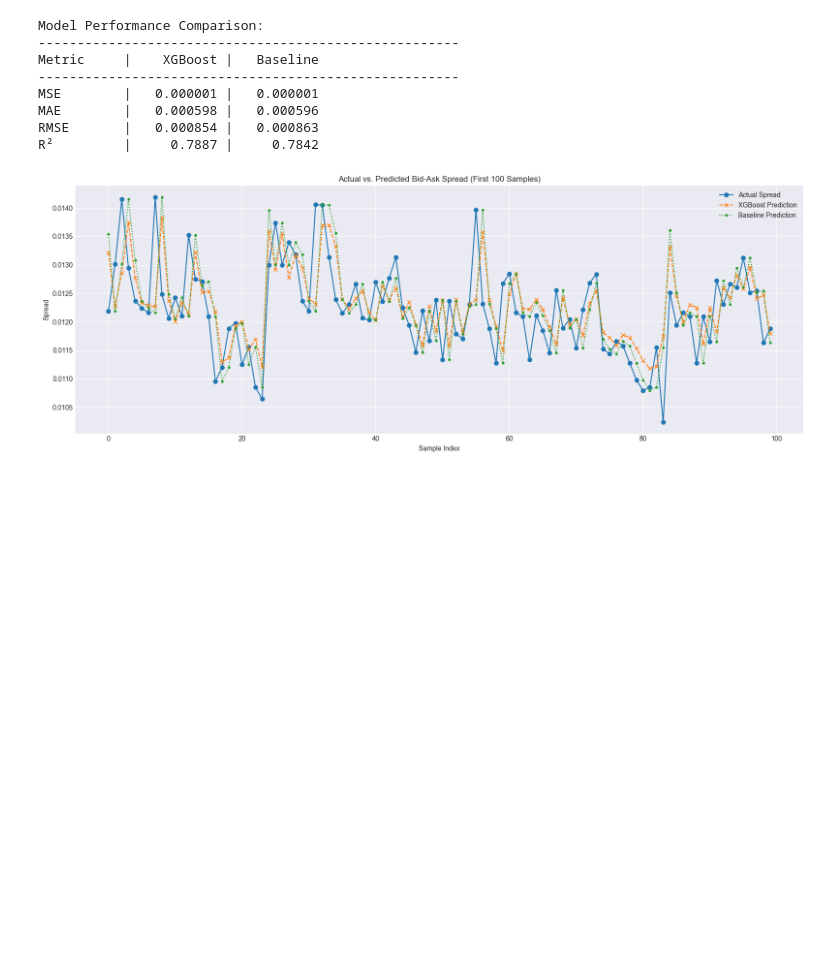
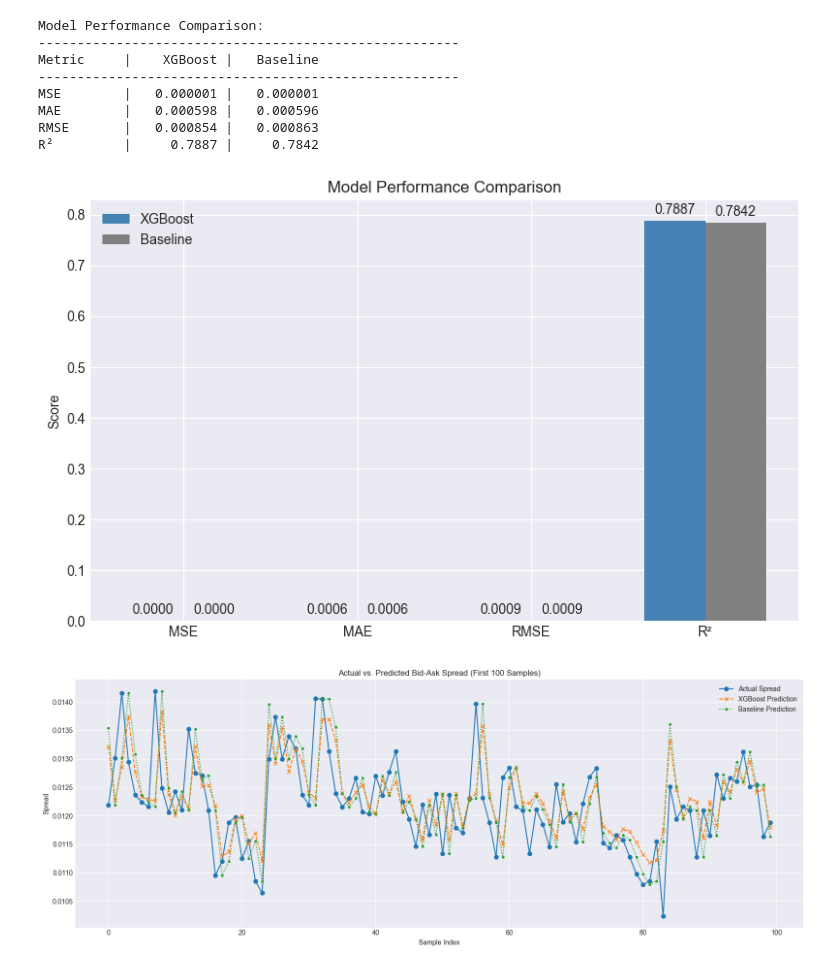
Before and after one commit to mofrui/volatility-analysis, a Jupyter notebook: research/BAS Prediction.ipynb, the cells around one changed output. Cells and saved outputs as stored; diff of their text form; code cells hidden in the pictures; blank space fills up the shorter version.

```diff
--- a/research/BAS Prediction.ipynb
+++ b/research/BAS Prediction.ipynb
@@ -647,6 +642,48 @@ MSE        |   0.000001 |   0.000001
 MAE        |   0.000598 |   0.000596
 RMSE       |   0.000854 |   0.000863
 R²         |     0.7887 |     0.7842
+# %%
+import matplotlib.pyplot as plt
+import numpy as np
+
+# Define metric names and corresponding values
+metrics = ['MSE', 'MAE', 'RMSE', 'R²']
+xgb_scores = [mse_xgb, mae_xgb, rmse_xgb, r2_xgb]
+baseline_scores = [mse_baseline, mae_baseline, rmse_baseline, r2_baseline]
+
+# Set up bar positions and width
+x = np.arange(len(metrics))
+width = 0.35
+
+# Create the plot
+fig, ax = plt.subplots(figsize=(8, 5))
+rects1 = ax.bar(x - width/2, xgb_scores, width, label='XGBoost', color='steelblue')
+rects2 = ax.bar(x + width/2, baseline_scores, width, label='Baseline', color='gray')
+
+# Add labels, title, and custom x-axis tick labels
+ax.set_ylabel('Score')
+ax.set_title('Model Performance Comparison')
+ax.set_xticks(x)
+ax.set_xticklabels(metrics)
+ax.legend()
+
+# Annotate bars with their heights
+def annotate_bars(rects):
+    for rect in rects:
+        height = rect.get_height()
+        ax.annotate(f'{height:.4f}',
+                    xy=(rect.get_x() + rect.get_width() / 2, height),
+                    xytext=(0, 3),  # Offset text above bar
+                    textcoords="offset points",
+                    ha='center', va='bottom')
+
+annotate_bars(rects1)
+annotate_bars(rects2)
+
+plt.tight_layout()
+plt.show()
+# %% [output]
+[figure, added]
 # %%
 import matplotlib.pyplot as plt
 
```
Also changed, not shown: parts of 11 cells of this notebook, 2 other files.
